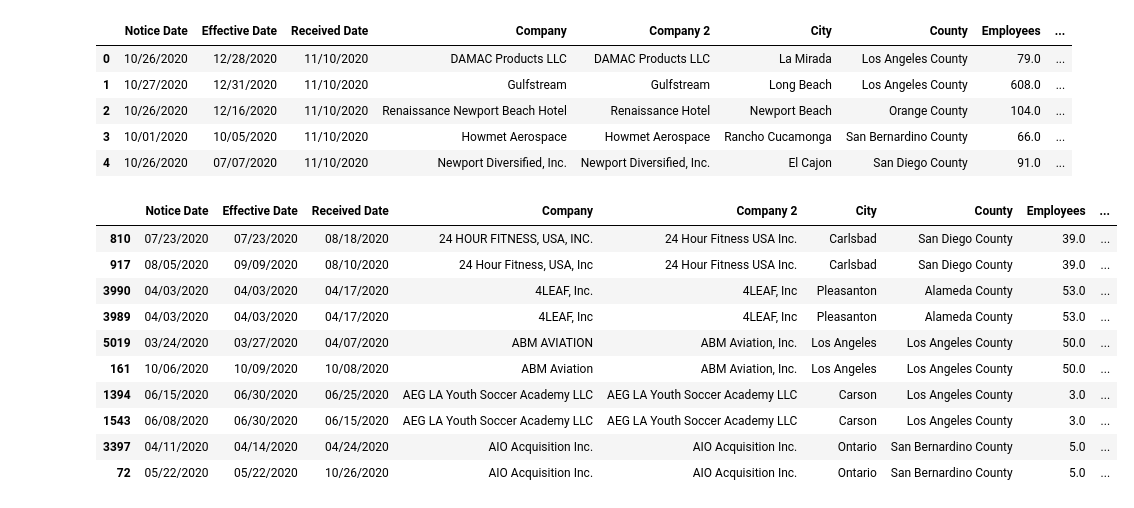
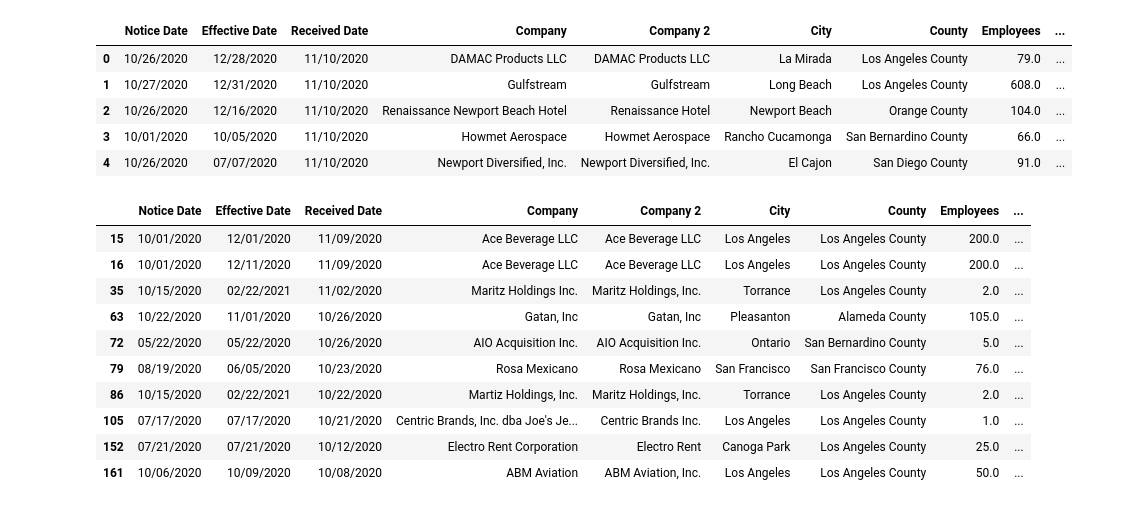
Before and after one commit to biglocalnews/WARN_Cali_analysis, a Jupyter notebook: hardest_hit/hard_hit_clean_city.ipynb, the cells around one changed output. Cells and saved outputs as stored; diff of their text form; code cells hidden in the pictures.

```diff
--- a/hardest_hit/hard_hit_clean_city.ipynb
+++ b/hardest_hit/hard_hit_clean_city.ipynb
@@ -235,18 +235,19 @@ cali_merge.head()
 | 3 | 10/01/2020 | 10/05/2020 | 11/10/2020 | Howmet Aerospace | Howmet Aerospace | Rancho Cucamonga | San Bernardino County | 66.0 | ... |
 | 4 | 10/26/2020 | 07/07/2020 | 11/10/2020 | Newport Diversified, Inc. | Newport Diversified, Inc. | El Cajon | San Diego County | 91.0 | ... |
 # %%
-pd.options.display.max_rows = 999
-dupes = cali_merge[cali_merge[['Company 2', 'City 2', 'County', 'Employees', 'Year']].duplicated(keep=False)].sort_values(by='Company 2', ascending=True)
+# pd.options.display.max_rows = 999
+dupes = cali_merge[cali_merge[['Company 2', 'City 2', 'County', 'Employees', 'Year']].duplicated(keep=False)]
+dupes.sort_values(by='Company 2', ascending=True)
 dupes.head(10)
 # %% [output]
 |  | Notice Date | Effective Date | Received Date | Company | Company 2 | City | County | Employees | ... |
-| 810 | 07/23/2020 | 07/23/2020 | 08/18/2020 | 24 HOUR FITNESS, USA, INC. | 24 Hour Fitness USA Inc. | Carlsbad | San Diego County | 39.0 | ... |
-| 917 | 08/05/2020 | 09/09/2020 | 08/10/2020 | 24 Hour Fitness, USA, Inc | 24 Hour Fitness USA Inc. | Carlsbad | San Diego County | 39.0 | ... |
-| 3990 | 04/03/2020 | 04/03/2020 | 04/17/2020 | 4LEAF, Inc. | 4LEAF, Inc | Pleasanton | Alameda County | 53.0 | ... |
-| 3989 | 04/03/2020 | 04/03/2020 | 04/17/2020 | 4LEAF, Inc | 4LEAF, Inc | Pleasanton | Alameda County | 53.0 | ... |
-| 5019 | 03/24/2020 | 03/27/2020 | 04/07/2020 | ABM AVIATION | ABM Aviation, Inc. | Los Angeles | Los Angeles County | 50.0 | ... |
+| 15 | 10/01/2020 | 12/01/2020 | 11/09/2020 | Ace Beverage LLC | Ace Beverage LLC | Los Angeles | Los Angeles County | 200.0 | ... |
+| 16 | 10/01/2020 | 12/11/2020 | 11/09/2020 | Ace Beverage LLC | Ace Beverage LLC | Los Angeles | Los Angeles County | 200.0 | ... |
+| 35 | 10/15/2020 | 02/22/2021 | 11/02/2020 | Maritz Holdings Inc. | Maritz Holdings, Inc. | Torrance | Los Angeles County | 2.0 | ... |
+| 63 | 10/22/2020 | 11/01/2020 | 10/26/2020 | Gatan, Inc | Gatan, Inc | Pleasanton | Alameda County | 105.0 | ... |
+| 72 | 05/22/2020 | 05/22/2020 | 10/26/2020 | AIO Acquisition Inc. | AIO Acquisition Inc. | Ontario | San Bernardino County | 5.0 | ... |
+| 79 | 08/19/2020 | 06/05/2020 | 10/23/2020 | Rosa Mexicano | Rosa Mexicano | San Francisco | San Francisco County | 76.0 | ... |
+| 86 | 10/15/2020 | 02/22/2021 | 10/22/2020 | Martiz Holdings, Inc. | Maritz Holdings, Inc. | Torrance | Los Angeles County | 2.0 | ... |
+| 105 | 07/17/2020 | 07/17/2020 | 10/21/2020 | Centric Brands, Inc. dba Joe's Je... | Centric Brands Inc. | Los Angeles | Los Angeles County | 1.0 | ... |
+| 152 | 07/21/2020 | 07/21/2020 | 10/12/2020 | Electro Rent Corporation | Electro Rent | Canoga Park | Los Angeles County | 25.0 | ... |
 | 161 | 10/06/2020 | 10/09/2020 | 10/08/2020 | ABM Aviation | ABM Aviation, Inc. | Los Angeles | Los Angeles County | 50.0 | ... |
-| 1394 | 06/15/2020 | 06/30/2020 | 06/25/2020 | AEG LA Youth Soccer Academy LLC | AEG LA Youth Soccer Academy LLC | Carson | Los Angeles County | 3.0 | ... |
-| 1543 | 06/08/2020 | 06/30/2020 | 06/15/2020 | AEG LA Youth Soccer Academy LLC | AEG LA Youth Soccer Academy LLC | Carson | Los Angeles County | 3.0 | ... |
-| 3397 | 04/11/2020 | 04/14/2020 | 04/24/2020 | AIO Acquisition Inc. | AIO Acquisition Inc. | Ontario | San Bernardino County | 5.0 | ... |
-| 72 | 05/22/2020 | 05/22/2020 | 10/26/2020 | AIO Acquisition Inc. | AIO Acquisition Inc. | Ontario | San Bernardino County | 5.0 | ... |
```
Also changed, not shown: parts of 32 cells of this notebook, 1 other file.
